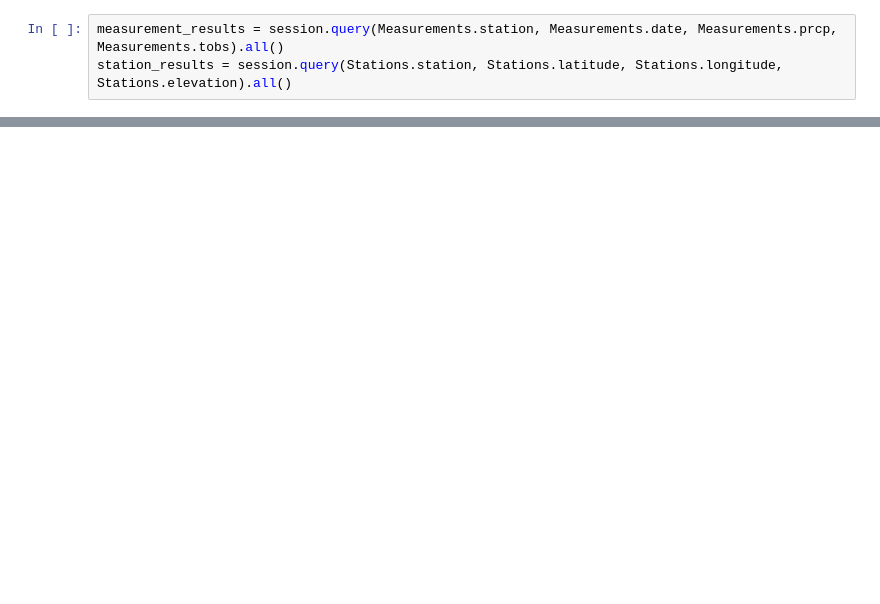
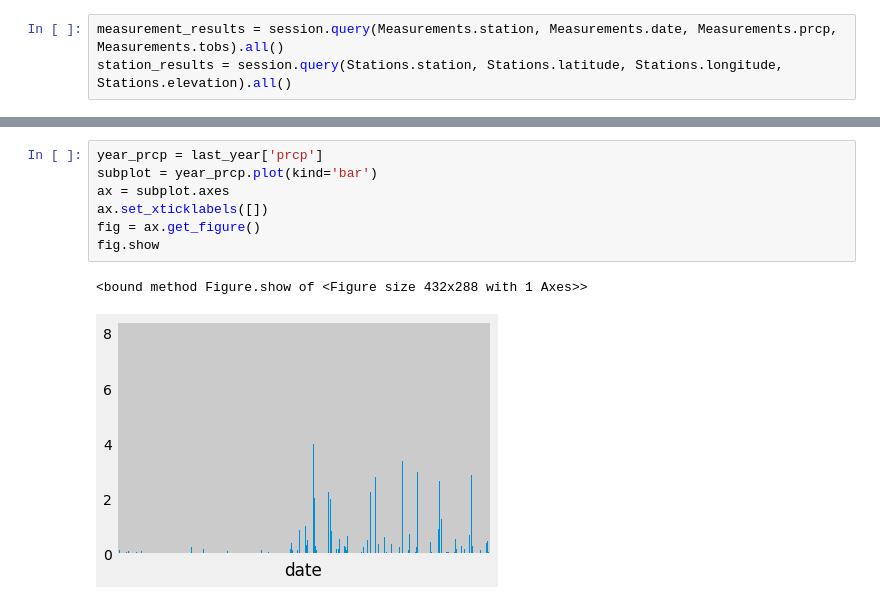
Before and after one commit to anPerger/SQL_alchemy_hw, a Jupyter notebook: sql_alchemy_final.ipynb, the cells around one changed output, grey strips where cells are left out. Drawn from its saved outputs; the diff is of its cells as text; blank space fills up the shorter version.

```diff
--- a/sql_alchemy_final.ipynb
+++ b/sql_alchemy_final.ipynb
@@ -68,0 +301,10 @@ last_year_prcp
+# %%
+year_prcp = last_year['prcp']
+subplot = year_prcp.plot(kind='bar')
+ax = subplot.axes
+ax.set_xticklabels([])
+fig = ax.get_figure()
+fig.show
+# %% [output]
+<bound method Figure.show of <Figure size 432x288 with 1 Axes>>
+[figure, added]
```
Also changed, not shown: parts of 21 cells of this notebook, 1 other file.
